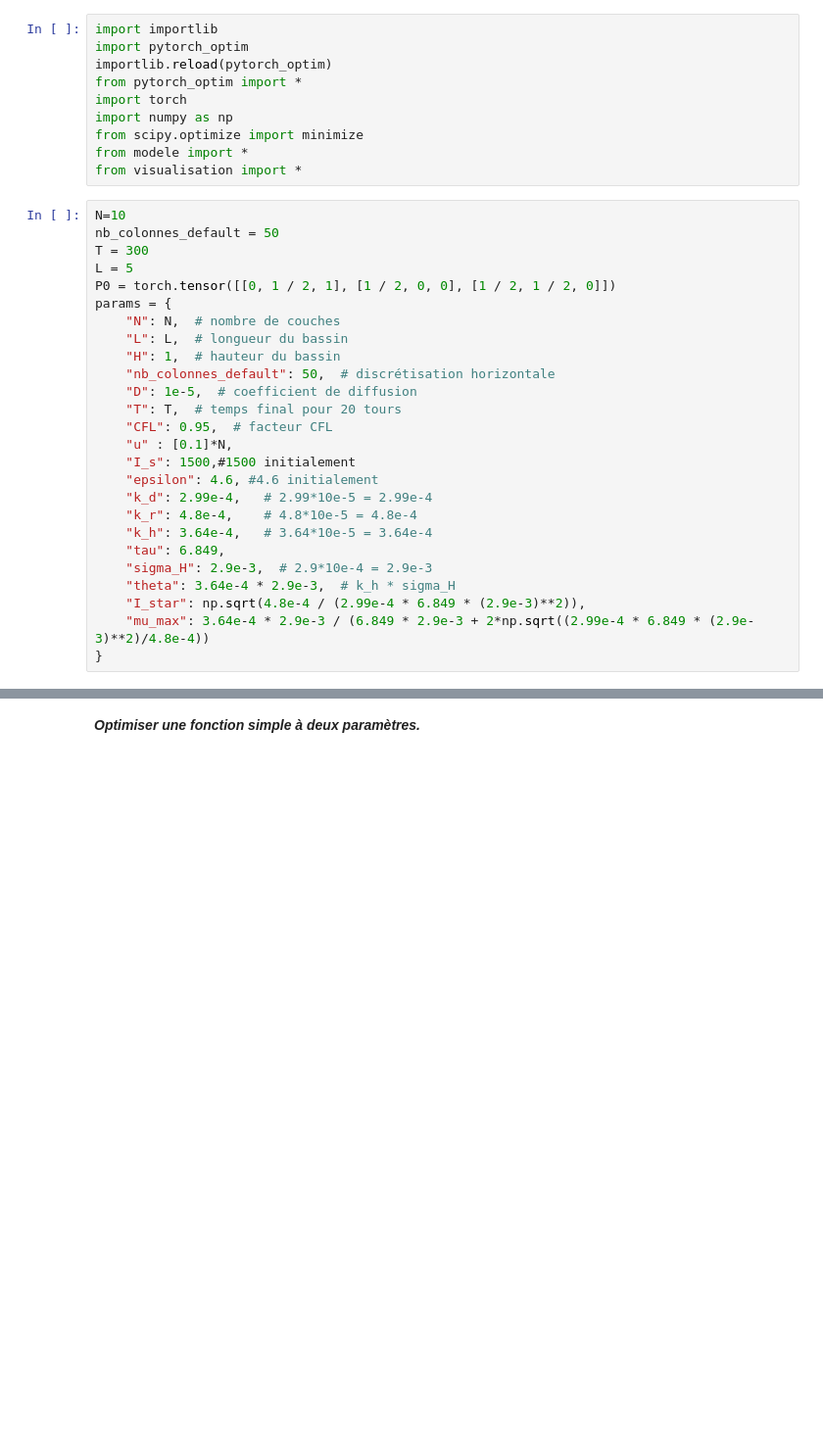
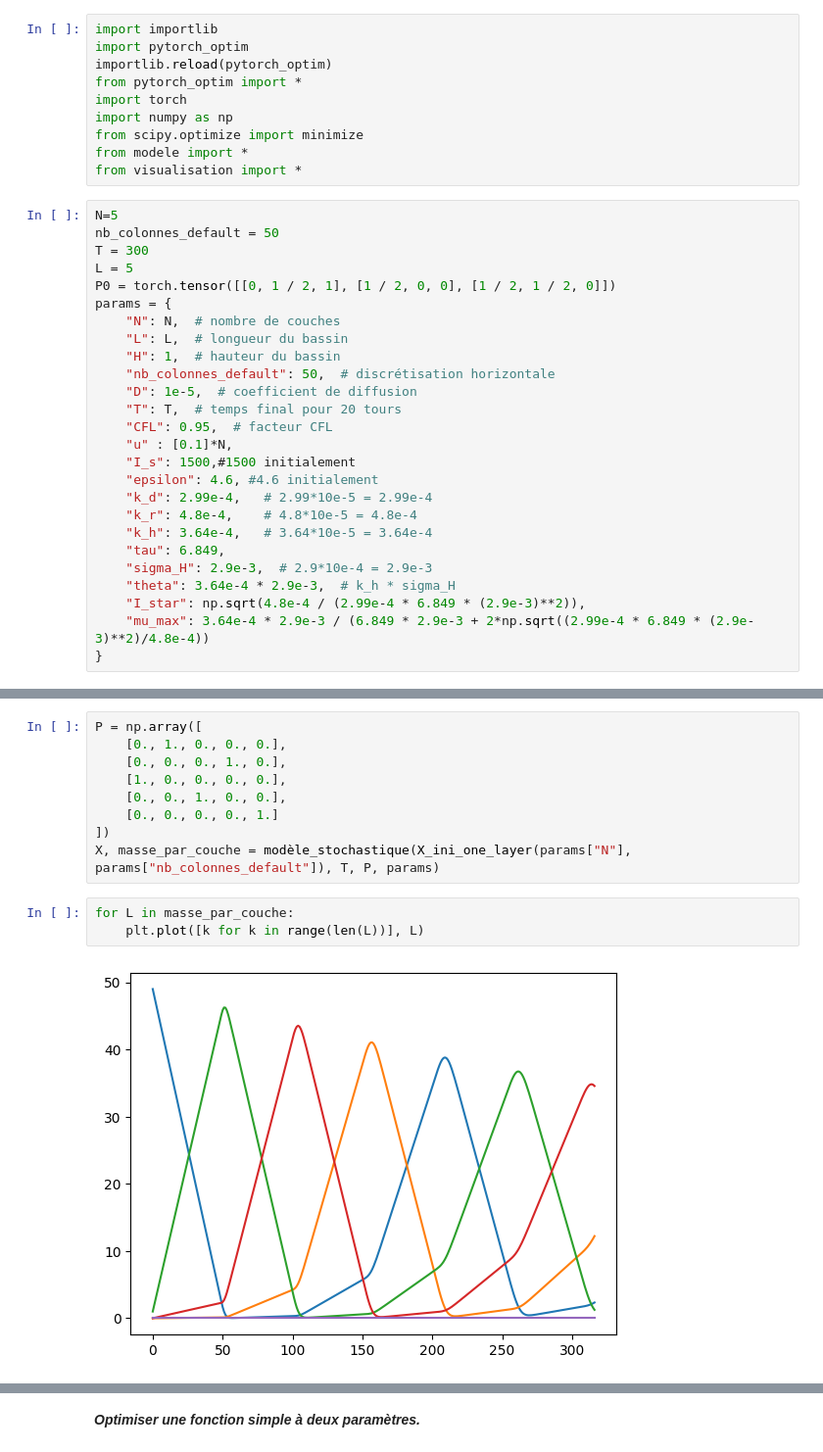
Before and after one commit to Octave289/stage_Inria, a Jupyter notebook: optimization tests.ipynb, the cells around one changed output, grey strips where cells are left out. Shown at 98% size. Drawn from its saved outputs; the diff is of its cells as text; blank space fills up the shorter version.

```diff
--- a/optimization tests.ipynb
+++ b/optimization tests.ipynb
@@ -11,7 +11,7 @@ from scipy.optimize import minimize
 from modele import *
 from visualisation import *
 # %%
-N=10
+N=5
 nb_colonnes_default = 50
 T = 300
 L = 5
@@ -38,0 +49,14 @@ params = {
+# %%
+P = np.array([
+    [0., 1., 0., 0., 0.],
+    [0., 0., 0., 1., 0.],
+    [1., 0., 0., 0., 0.],
+    [0., 0., 1., 0., 0.],
+    [0., 0., 0., 0., 1.]
+])
+X, masse_par_couche = modèle_stochastique(X_ini_one_layer(params["N"], params["nb_colonnes_default"]), T, P, params)
+# %%
+for L in masse_par_couche:
+    plt.plot([k for k in range(len(L))], L)
+# %% [output]
+[figure, added]
```
Also changed, not shown: parts of 14 cells of this notebook, 14 other files.
